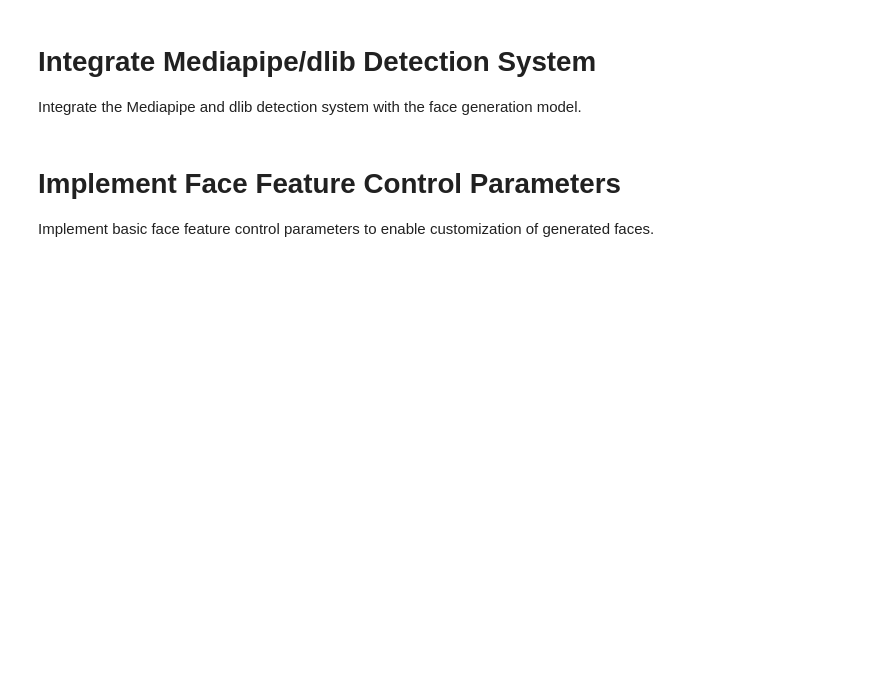
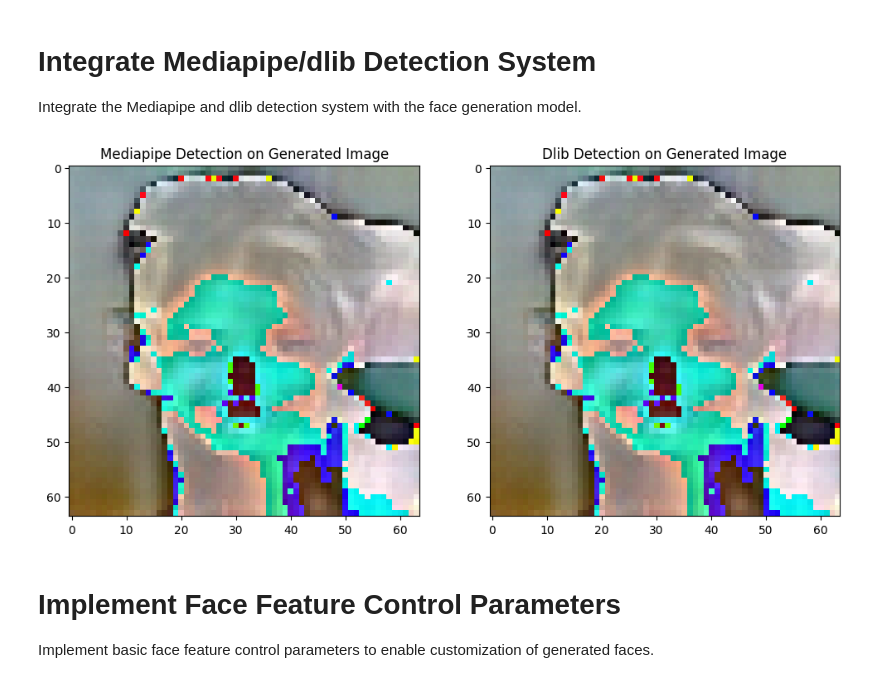
Before and after one commit to Rishardmunene/Stable-Diffusion-test, a Jupyter notebook: Face generation.ipynb, the cells around one changed output. Drawn from its saved outputs; the diff is of its cells as text; code cells hidden in the pictures; blank space fills up the shorter version.

```diff
--- a/Face generation.ipynb
+++ b/Face generation.ipynb
@@ -166,7 +166,7 @@ criterion = torch.nn.BCELoss()
 optimizer_G = torch.optim.Adam(generator.parameters(), lr=0.0002, betas=(0.5, 0.999))
 optimizer_D = torch.optim.Adam(discriminator.parameters(), lr=0.0002, betas=(0.5, 0.999))
 
-num_epochs = 300
+num_epochs = 35
 batch_size = 16
 chunk_size = 300
 total_images = 202599
@@ -278,35 +322,38 @@ def integrate_detection_with_generation(generator, image_np):
     image_tensor = transform(image_np).unsqueeze(0).to(device)
 
     # Generate fake image
-    noise = torch.randn(1, 3, 64, 64, device=device)
+    # The noise should have shape (1, 100, 1, 1) to match the generator's input
+    noise = torch.randn(1, 100, 1, 1, device=device)
     fake_image_tensor = generator(noise)
 
     # Convert tensor to numpy array
     fake_image_np = fake_image_tensor.squeeze().permute(1, 2, 0).cpu().detach().numpy()
     fake_image_np = (fake_image_np * 255).astype(np.uint8)
 
     # Detect faces in the generated image using Mediapipe
     detected_image_mediapipe = detect_faces_mediapipe(fake_image_np.copy())
 
     # Detect faces in the generated image using dlib
     detected_image_dlib = detect_faces_dlib(fake_image_np.copy())
 
     return detected_image_mediapipe, detected_image_dlib
 
 # Test the integration with a sample image
 if training_images:
     sample_image_np = np.array(training_images[0])
     detected_image_mediapipe, detected_image_dlib = integrate_detection_with_generation(generator, sample_image_np)
 
     # Display the results
     plt.figure(figsize=(12, 6))
     plt.subplot(1, 2, 1)
     plt.imshow(detected_image_mediapipe)
     plt.title('Mediapipe Detection on Generated Image')
     plt.subplot(1, 2, 2)
     plt.imshow(detected_image_dlib)
     plt.title('Dlib Detection on Generated Image')
     plt.show()
+# %% [output]
+[figure, added]
 # %% [markdown]
 # Implement Face Feature Control Parameters
 Implement basic face feature control parameters to enable customization of generated faces.
```
Also changed, not shown: parts of 10 cells of this notebook.
